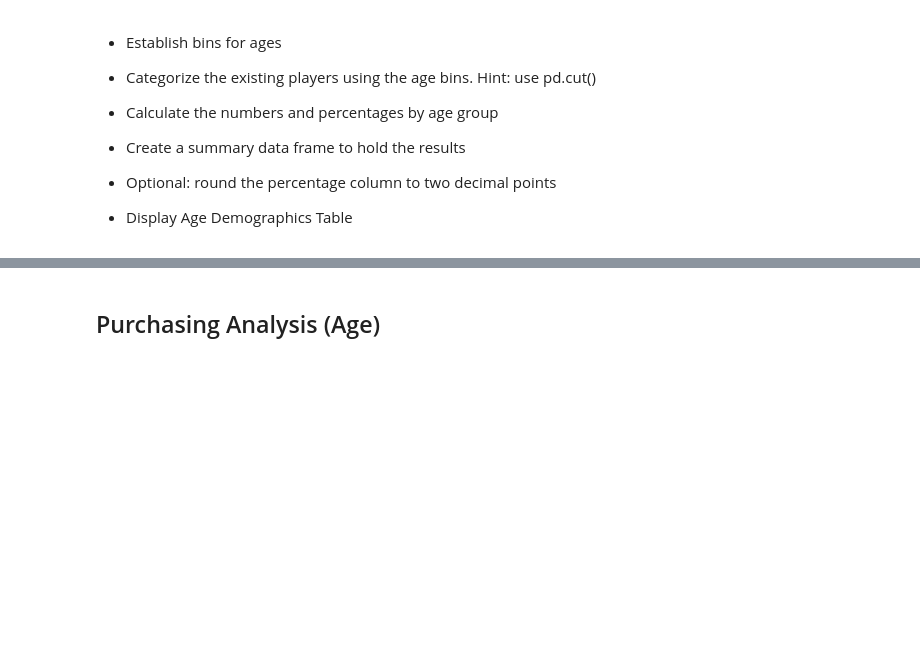
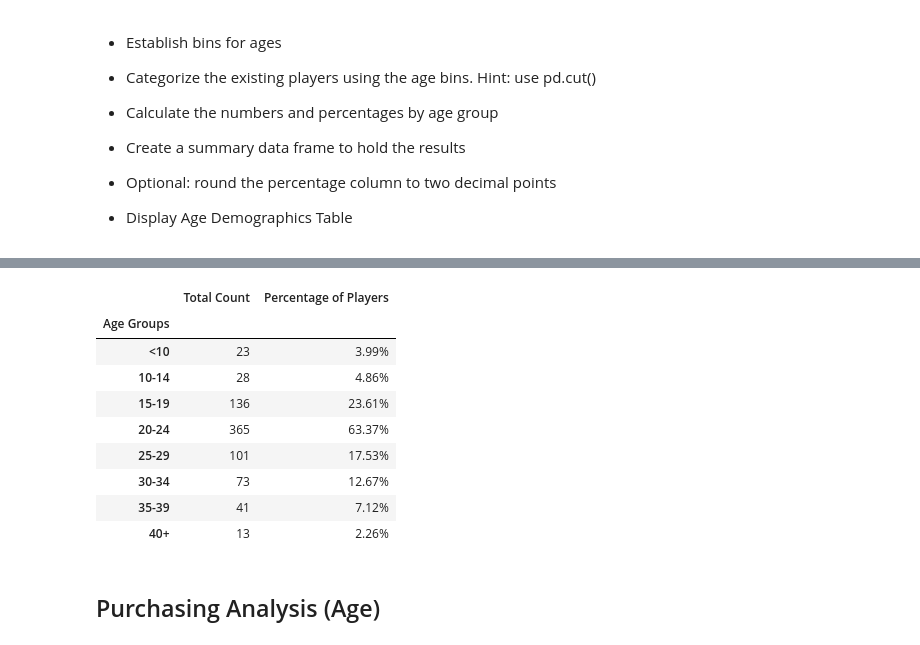
Before and after one commit to amirabdallah/pandas-challenge, a Jupyter notebook: HeroesOfPymoli/HeroesOfPymoli_starter.ipynb, the cells around one changed output, grey strips where cells are left out. Cells and saved outputs as stored; diff of their text form; code cells hidden in the pictures; blank space fills up the shorter version.

```diff
--- a/HeroesOfPymoli/HeroesOfPymoli_starter.ipynb
+++ b/HeroesOfPymoli/HeroesOfPymoli_starter.ipynb
@@ -16,6 +17,8 @@ purchase_data = pd.read_csv(file_to_load)
 * Display the total number of players
 # %%
 x = purchase_data.loc[:,["SN","Gender","Age"]].drop_duplicates()
+total_players = x.count()[0]
+
 #total_players_df = pd.DataFrame({"Total Players" : total_players}, index = [0])
 #total_players.count()[0]
 total_players_df = pd.DataFrame({"Total Players" : x.count()[0]}, index = [0])
@@ -161,3 +178,32 @@ number_of_purchases = len(purchase_data["Purchase ID"])
+# %%
+age_bin = [0, 9.90, 14.90, 19.90, 24.90, 29.90, 34.90, 39.90, 99999]
+group_names = ["<10", "10-14", "15-19", "20-24", "25-29", "30-34", "35-39", "40+"]
+
+purchase_data["Age Groups"] = pd.cut(purchase_data["Age"], age_bin, labels = group_names)
+#purchase_data
+
+z = purchase_data.loc[:,["SN","Gender","Age","Age Groups","Purchase ID","Price"]].drop_duplicates()
+z = z.groupby("Age Groups")
+
+age_data = z['Age'].count()
+#age_data
+age_data_percentage = age_data/total_players
+#age_data_percentage
+age_data_df = pd.DataFrame({"Total Count": age_data, "Percentage of Players" : age_data_percentage})
+
+age_data_df["Percentage of Players"] = age_data_df["Percentage of Players"].map("{:,.2%}".format)
+age_data_df
+# %% [output]
+|  | Total Count | Percentage of Players |
+| Age Groups |  |  |
+| <10 | 23 | 3.99% |
+| 10-14 | 28 | 4.86% |
+| 15-19 | 136 | 23.61% |
+| 20-24 | 365 | 63.37% |
+| 25-29 | 101 | 17.53% |
+| 30-34 | 73 | 12.67% |
+| 35-39 | 41 | 7.12% |
+| 40+ | 13 | 2.26% |
 # %% [markdown]
 ## Purchasing Analysis (Age)
 # %% [markdown]
```
Also changed, not shown: parts of 13 cells of this notebook.
